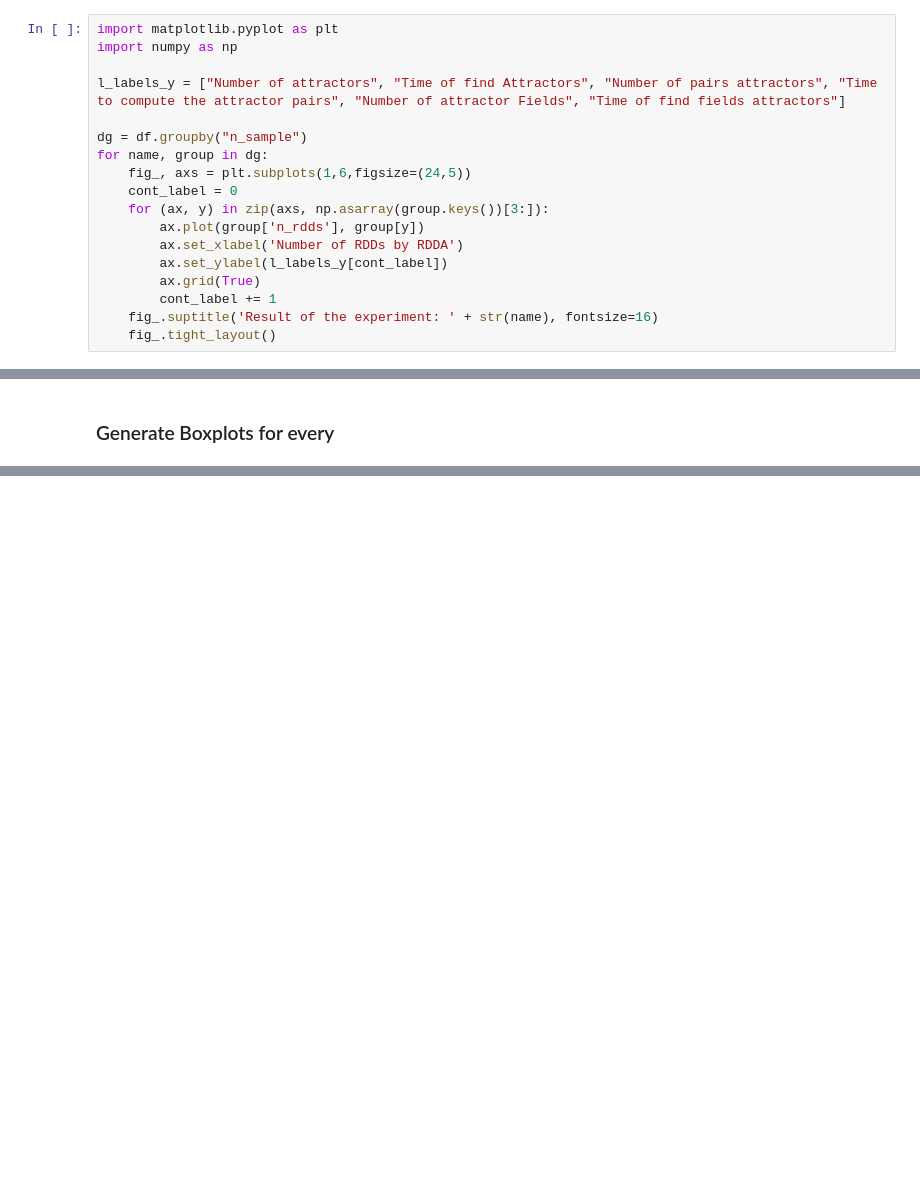
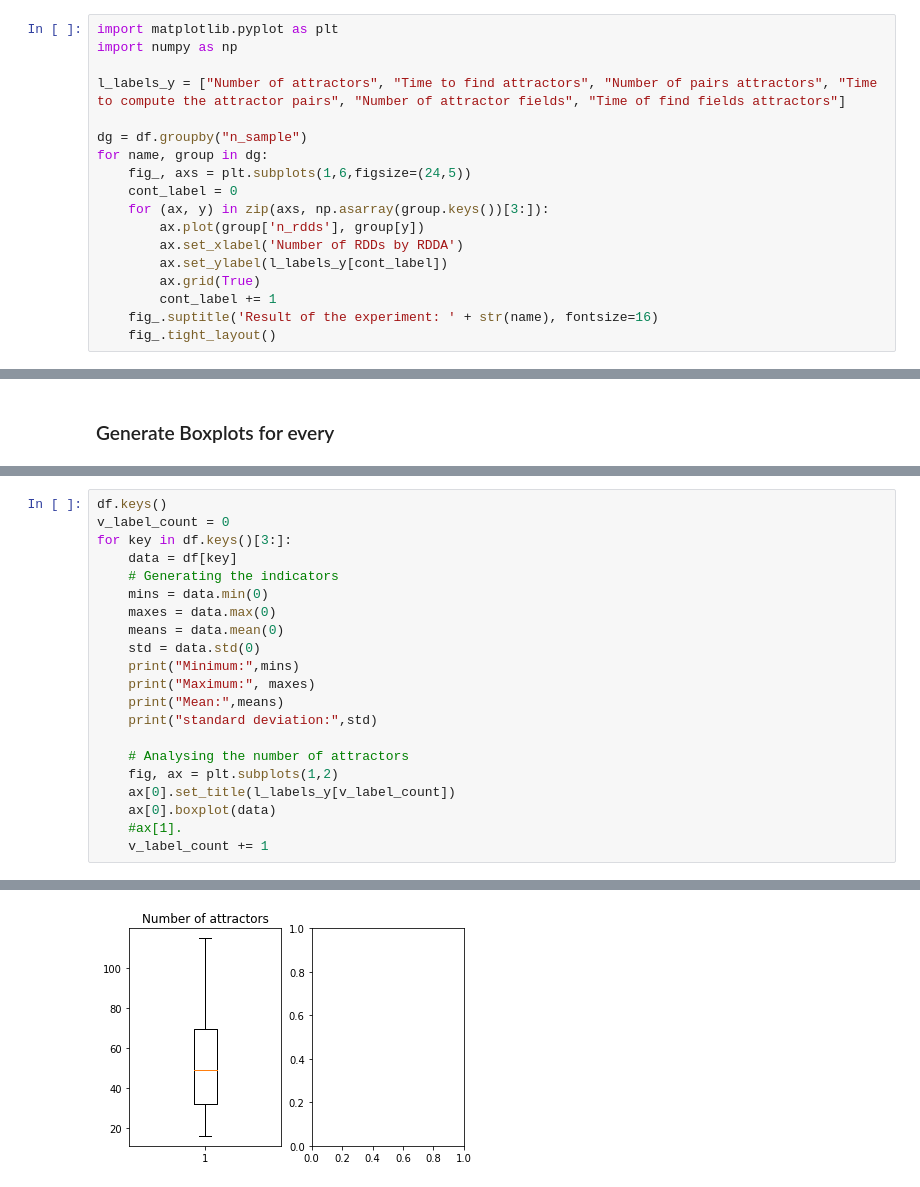
Before and after one commit to crptcusco/SynEstCBN, a Jupyter notebook: experiments_doctoral_qualification/exp1_network_growth_analysis.ipynb, the cells around one changed output, grey strips where cells are left out. Cells and saved outputs as stored; diff of their text form; blank space fills up the shorter version.

```diff
--- a/experiments_doctoral_qualification/exp1_network_growth_analysis.ipynb
+++ b/experiments_doctoral_qualification/exp1_network_growth_analysis.ipynb
@@ -18,7 +18,7 @@ df.head()
 import matplotlib.pyplot as plt
 import numpy as np
 
-l_labels_y = ["Number of attractors", "Time of find Attractors", "Number of pairs attractors", "Time to compute the attractor pairs", "Number of attractor Fields", "Time of find fields attractors"]
+l_labels_y = ["Number of attractors", "Time to find attractors", "Number of pairs attractors", "Time to compute the attractor pairs", "Number of attractor fields", "Time of find fields attractors"]
 
 dg = df.groupby("n_sample")
 for name, group in dg:
@@ -64,3 +60,25 @@ fig_.suptitle('Result of the experiment', fontsize=16)
 fig_.tight_layout()
 # %% [output]
 [figure]
+# %%
+df.keys()
+v_label_count = 0
+for key in df.keys()[3:]:
+    data = df[key]
+    # Generating the indicators
+    mins = data.min(0)
+    maxes = data.max(0)
+    means = data.mean(0)
+    std = data.std(0)
+    print("Minimum:",mins)
+    print("Maximum:", maxes)
+    print("Mean:",means)
+    print("standard deviation:",std)
+
+    # Analysing the number of attractors
+    fig, ax = plt.subplots(1,2)
+    ax[0].set_title(l_labels_y[v_label_count])
+    ax[0].boxplot(data)
+    #ax[1].
+    v_label_count += 1
+# %% [output]
@@ -66,0 +102 @@ fig_.tight_layout()
+[figure, added]
```
Also changed, not shown: parts of 2 cells of this notebook.
